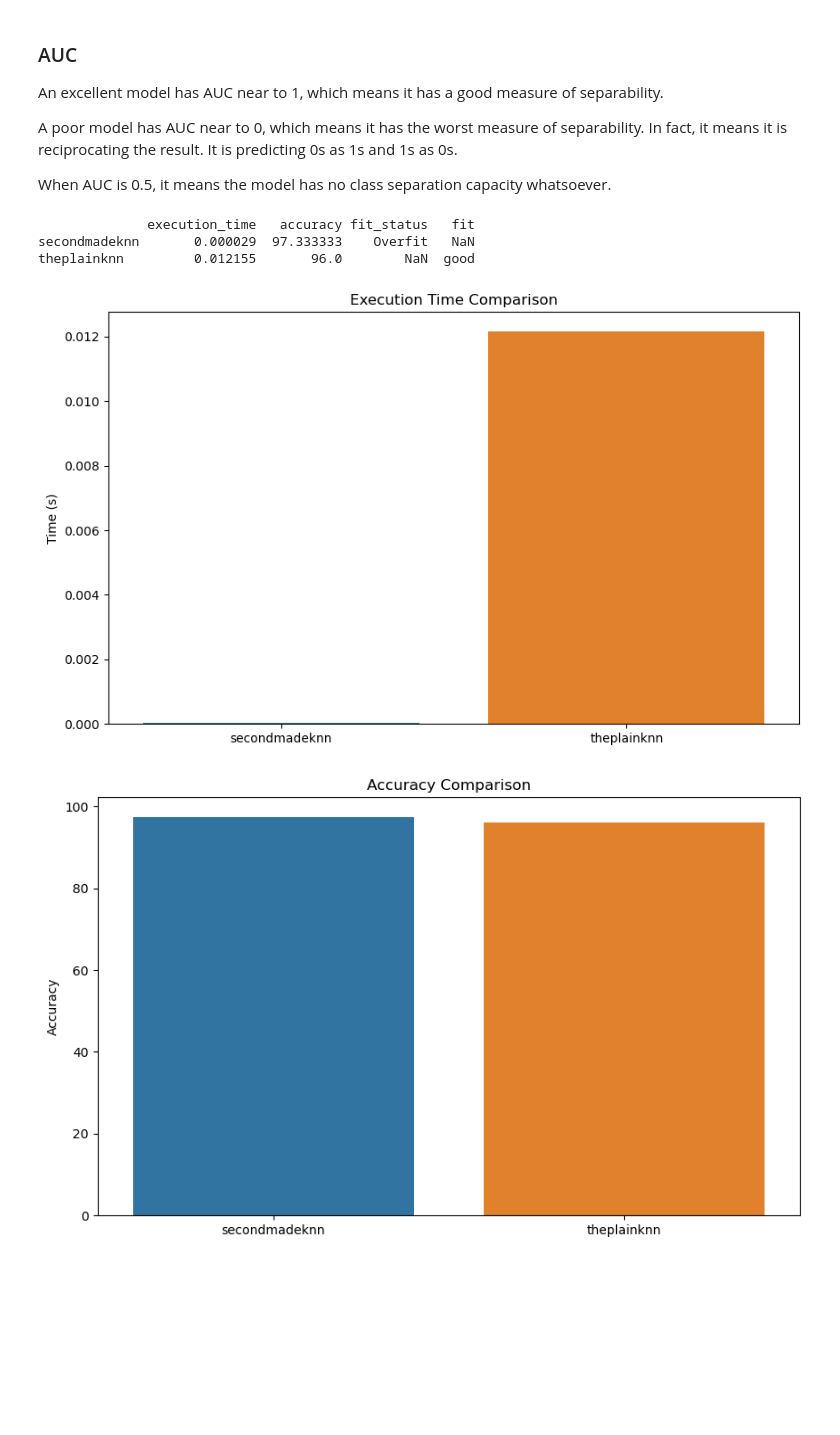
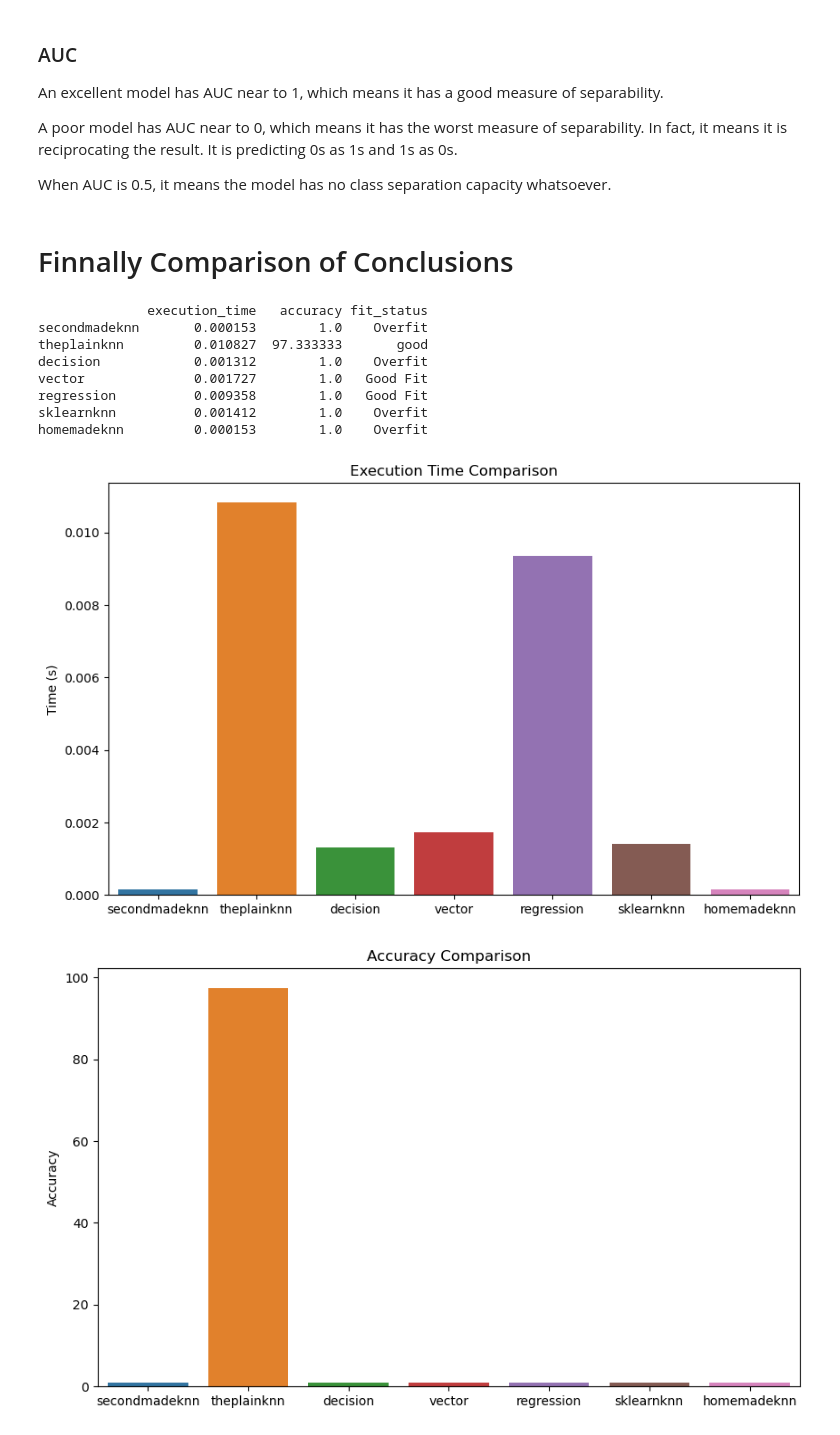
Before and after one commit to jesusalc/Comparison-of-performance-of-Different-Classification-Algorithms-in-Machine-Learning, a Jupyter notebook: Comparison of performance of Different Classification Algorithms in Machine Learning.ipynb, the cells around one changed output. Drawn from its saved outputs; the diff is of its cells as text; code cells hidden in the pictures; blank space fills up the shorter version.

```diff
--- a/Comparison of performance of Different Classification Algorithms in Machine Learning.ipynb
+++ b/Comparison of performance of Different Classification Algorithms in Machine Learning.ipynb
@@ -960,6 +992,7 @@ predicted = k_nearest_neighbors(dataset, dataset, num_neighbors)
 # Print performance metrics
 print('Execution time: %.3f seconds' % execution_time)
 print('Accuracy: %.3f%%' % accuracy)
+accuracy = accuracy / 100
 
 # Store the performance metrics
 performance['theplainknn'] = {'execution_time': execution_time, 'accuracy': accuracy, 'fit_status': 'good'}
@@ -998,20 +1031 @@ Performance:  {'execution_time': 0.010826826095581055, 'accuracy': 97.3333333333
 [figure]
-# %%
-# Generate learning curves
-start_time = time.time()
-train_sizes, train_scores, test_scores = learning_curve(HomemadeKNN(k=3), X, y, cv=5)
-end_time = time.time()
-learning_curve_time = end_time - start_time
-
-train_scores_mean = np.mean(train_scores, axis=1)
-test_scores_mean = np.mean(test_scores, axis=1)
-
-# Identify fitting status
-gap = train_scores_mean - test_scores_mean
-fit_status = 'Underfit' if max(gap) < 0.1 else 'Overfit' if max(gap) > 0.5 else 'Good Fit'
-
-# Append metrics to the performance tracking list
-performance['homemadeknn'] = {'execution_time': execution_time, 'accuracy': accuracy, 'fit_status': fit_status}}
-
-# Printing the performance
-print('Performance: ', performance['homemadeknn'])
@@ -1090,42 +1123,49 @@ An excellent model has AUC near to 1, which means it has a good measure of separ
 A poor model has AUC near to 0, which means it has the worst measure of separability. In fact, it means it is reciprocating the result. It is predicting 0s as 1s and 1s as 0s.
 
 When AUC is 0.5, it means the model has no class separation capacity whatsoever.
+# %% [markdown]
+# Finnally Comparison of Conclusions
 # %%
 import pandas as pd
 import matplotlib.pyplot as plt
 import seaborn as sns
 
 # Assuming performance dictionary contains metrics for each algorithm
 
 # Convert dictionary to pandas DataFrame for easier manipulation and visualization
 df = pd.DataFrame(performance).T
 
 # Print the dataframe
 print(df)
 
 # Generate a bar plot for comparison of execution time
 plt.figure(figsize=(10,6))
 sns.barplot(x=df.index, y=df['execution_time'])
 plt.title('Execution Time Comparison')
 plt.ylabel('Time (s)')
 plt.show()
 
 # Generate a bar plot for comparison of accuracy
 plt.figure(figsize=(10,6))
 sns.barplot(x=df.index, y=df['accuracy'])
 plt.title('Accuracy Comparison')
 plt.ylabel('Accuracy')
 plt.show()
 
 # Generate a count plot for comparison of model fit
 plt.figure(figsize=(10,6))
-sns.countplot(data=df, x='fit')
+sns.countplot(data=df, x='fit_status')
 plt.title('Model Fit Comparison')
 plt.ylabel('Count')
 plt.show()
 # %% [output]
-              execution_time   accuracy fit_status   fit
-secondmadeknn       0.000029  97.333333    Overfit   NaN
-theplainknn         0.012155       96.0        NaN  good
+              execution_time   accuracy fit_status
+secondmadeknn       0.000153        1.0    Overfit
+theplainknn         0.010827  97.333333       good
+decision            0.001312        1.0    Overfit
+vector              0.001727        1.0   Good Fit
+regression          0.009358        1.0   Good Fit
+sklearnknn          0.001412        1.0    Overfit
+homemadeknn         0.000153        1.0    Overfit
-[figure, old version]
+[figure, new version]
-[figure, old version]
+[figure, new version]
```
Also changed, not shown: parts of 6 cells of this notebook.
